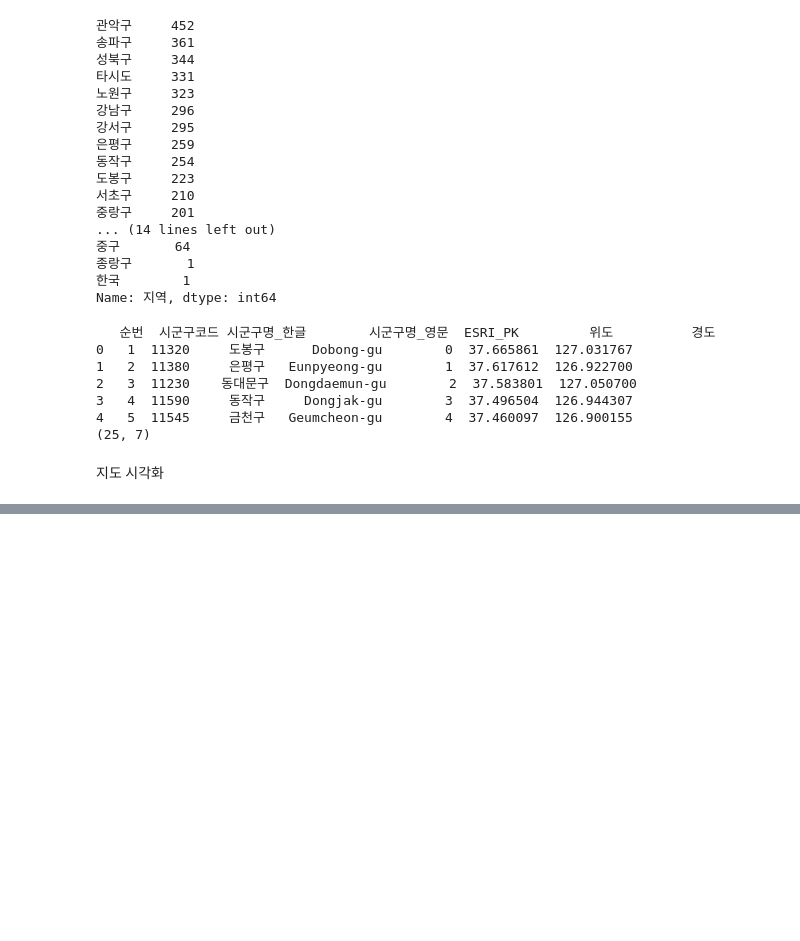
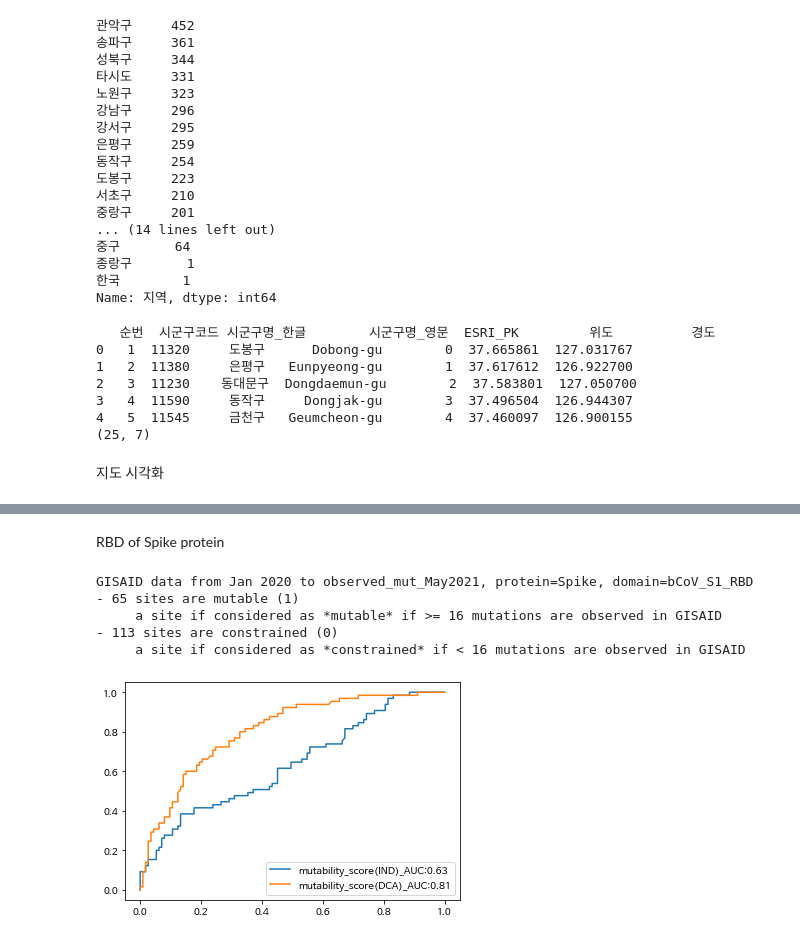
Before and after one commit to JJay1010/K-software_-, a Jupyter notebook: Hyeon-Tae_Hwang/Covid.ipynb, the cells around one changed output, grey strips where cells are left out. Cells and saved outputs as stored; diff of their text form; code cells hidden in the pictures; blank space fills up the shorter version.

```diff
--- a/Hyeon-Tae_Hwang/Covid.ipynb
+++ b/Hyeon-Tae_Hwang/Covid.ipynb
@@ -169,0 +383,6 @@ print(area.shape)
+# %%
+prot = "Spike"
+dom = "bCoV_S1_RBD"
+
+df = load_data_dca(path_data = "./data/data_dca_proteome.csv", protein = prot, domain = dom)
+print(df)
@@ -169,0 +409,34 @@ print(area.shape)
+# %% [markdown]
+RBD of Spike protein
+# %%
+## ROC DCA vs. IND model, Fig.2D
+
+# define constrained and mutable sites
+N_mut = 16
+constrained = range(0,N_mut)
+mutable = range(N_mut,1000000) #1000000 a random big number
+
+# GISAID data (from Jan2021 to May2021)
+GISAID = 'observed_mut_May2021'
+
+list_score = ['mutability_score(IND)', 'mutability_score(DCA)']
+plot_roc(constrained, mutable, GISAID, list_score, df)
+
+
+### print some info
+num_contrained = np.sum(df[GISAID].isin(constrained))
+num_mutable = np.sum(df[GISAID].isin(mutable))
+
+
+print("GISAID data from Jan 2020 to {0}, protein={1}, domain={2}".format(GISAID,prot, dom))
+print("- {0} sites are mutable (1)".format(num_mutable))
+print('     a site if considered as *mutable* if >= '+str(N_mut) + ' mutations are observed in GISAID')
+print("- {0} sites are constrained (0)".format(num_contrained))
+print('     a site if considered as *constrained* if < '+str(N_mut) + ' mutations are observed in GISAID')
+# %% [output]
+GISAID data from Jan 2020 to observed_mut_May2021, protein=Spike, domain=bCoV_S1_RBD
+- 65 sites are mutable (1)
+     a site if considered as *mutable* if >= 16 mutations are observed in GISAID
+- 113 sites are constrained (0)
+     a site if considered as *constrained* if < 16 mutations are observed in GISAID
+[figure, added]
```
Also changed, not shown: parts of 28 cells of this notebook.
